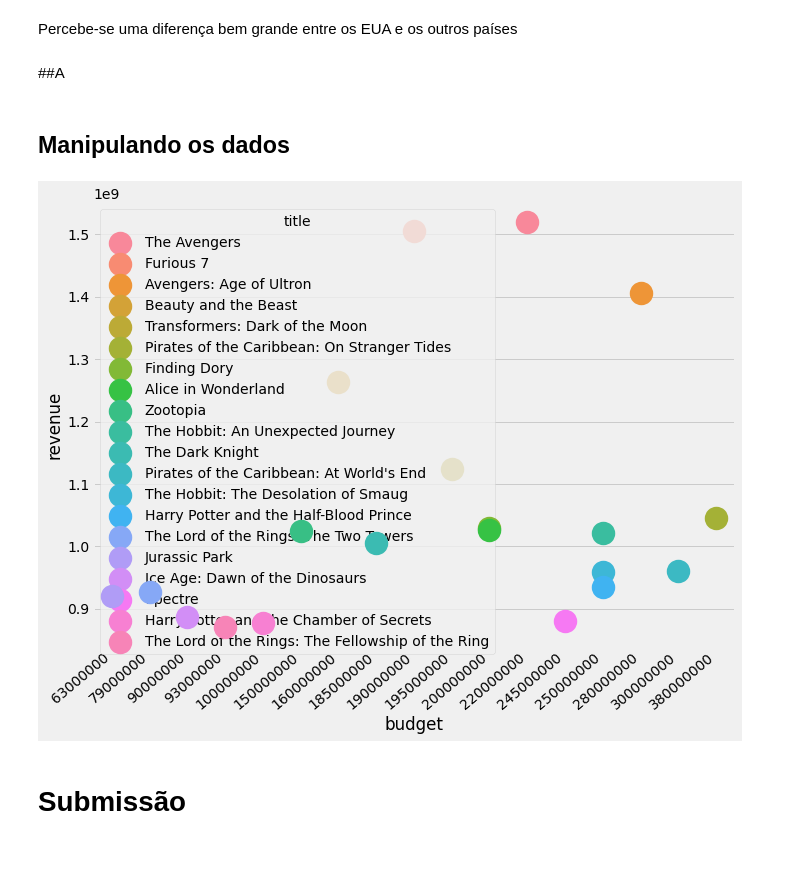
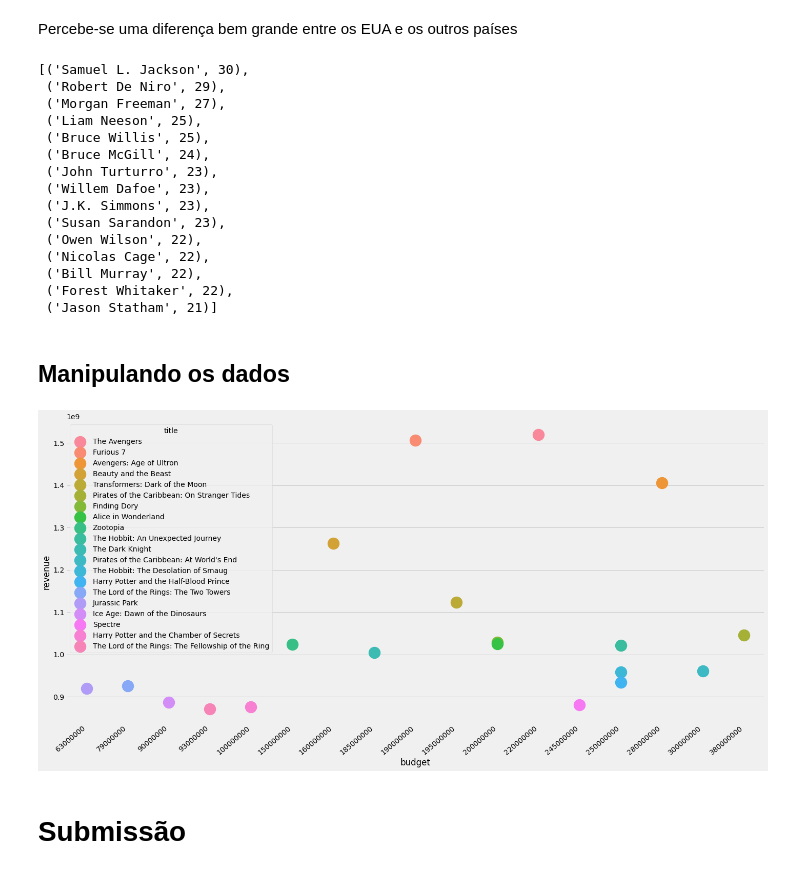
Before and after one commit to GsCatalani/trabalho2Lp, a Jupyter notebook: Trabalho2.ipynb, the cells around one changed output. Cells and saved outputs as stored; diff of their text form; code cells hidden in the pictures.

```diff
--- a/Trabalho2.ipynb
+++ b/Trabalho2.ipynb
@@ -736,2 +716,0 @@ Percebe-se uma diferença bem grande entre os EUA e os outros países
-# %% [markdown]
-##A
@@ -757,13 +717,34 @@ Percebe-se uma diferença bem grande entre os EUA e os outros países
+# %%
+cast=treino['cast'].apply(lambda x:[i['name'] for i in x] if x != {} else [])
+Counter([i for j in cast for i in j]).most_common(15)
+# %% [output]
+[('Samuel L. Jackson', 30),
+ ('Robert De Niro', 29),
+ ('Morgan Freeman', 27),
+ ('Liam Neeson', 25),
+ ('Bruce Willis', 25),
+ ('Bruce McGill', 24),
+ ('John Turturro', 23),
+ ('Willem Dafoe', 23),
+ ('J.K. Simmons', 23),
+ ('Susan Sarandon', 23),
+ ('Owen Wilson', 22),
+ ('Nicolas Cage', 22),
+ ('Bill Murray', 22),
+ ('Forest Whitaker', 22),
+ ('Jason Statham', 21)]
 # %% [markdown]
 ## Manipulando os dados
 # %%
-plt.figure(figsize=(10,8))
+plt.figure(figsize=(20,10))
+#10,8
 
 treino = treino.sort_values(by='revenue', ascending=False)
 treino2 = treino.head(20)
+
 ax= sns.pointplot(treino2['budget'], treino2['revenue'], hue= treino2['title'])
 ax.set_xticklabels(ax.get_xticklabels(), rotation=40, ha= "right")
 plt.tight_layout()
 plt.show()
 # %% [output]
-[figure, old version]
+[figure, new version]
```
Also changed, not shown: parts of 6 cells of this notebook.
